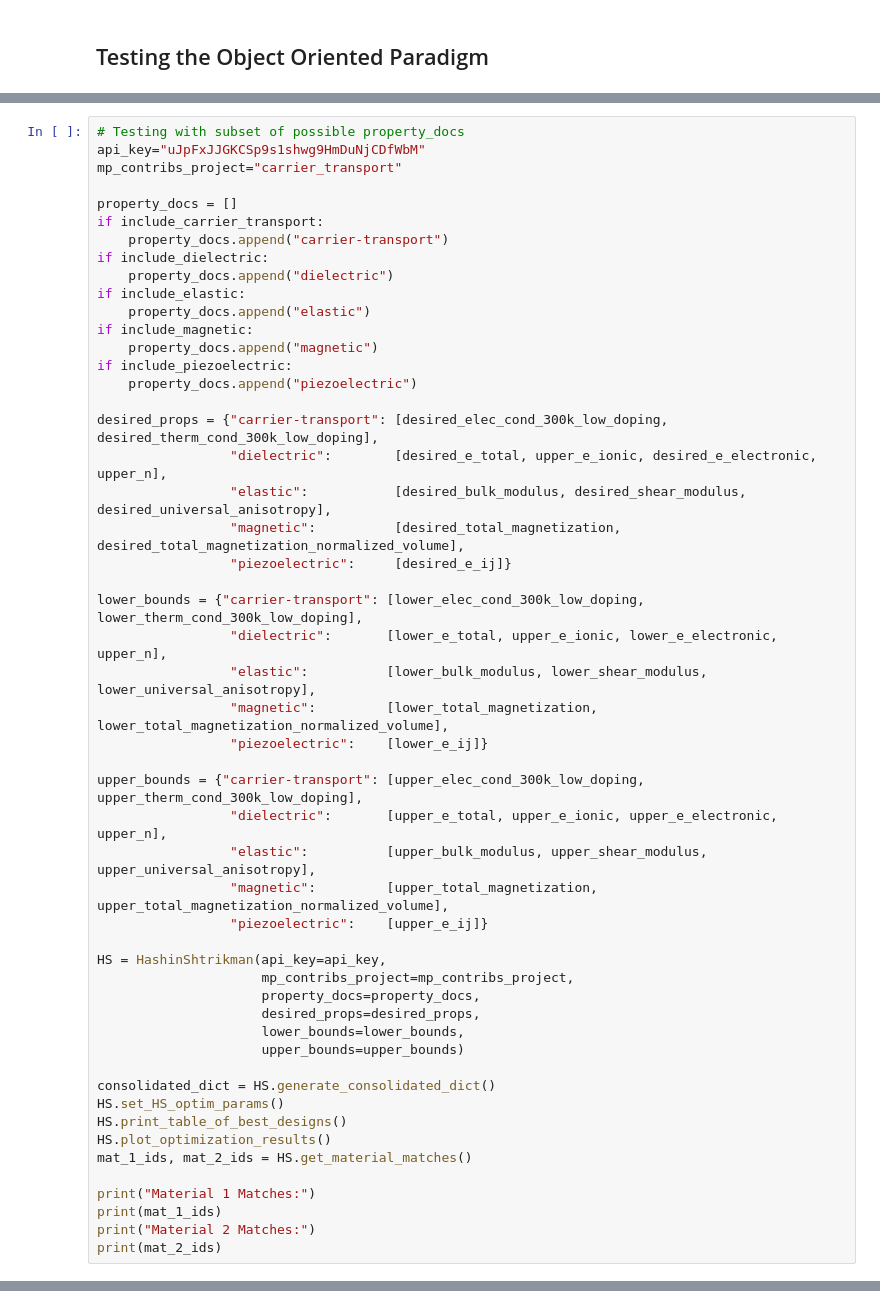
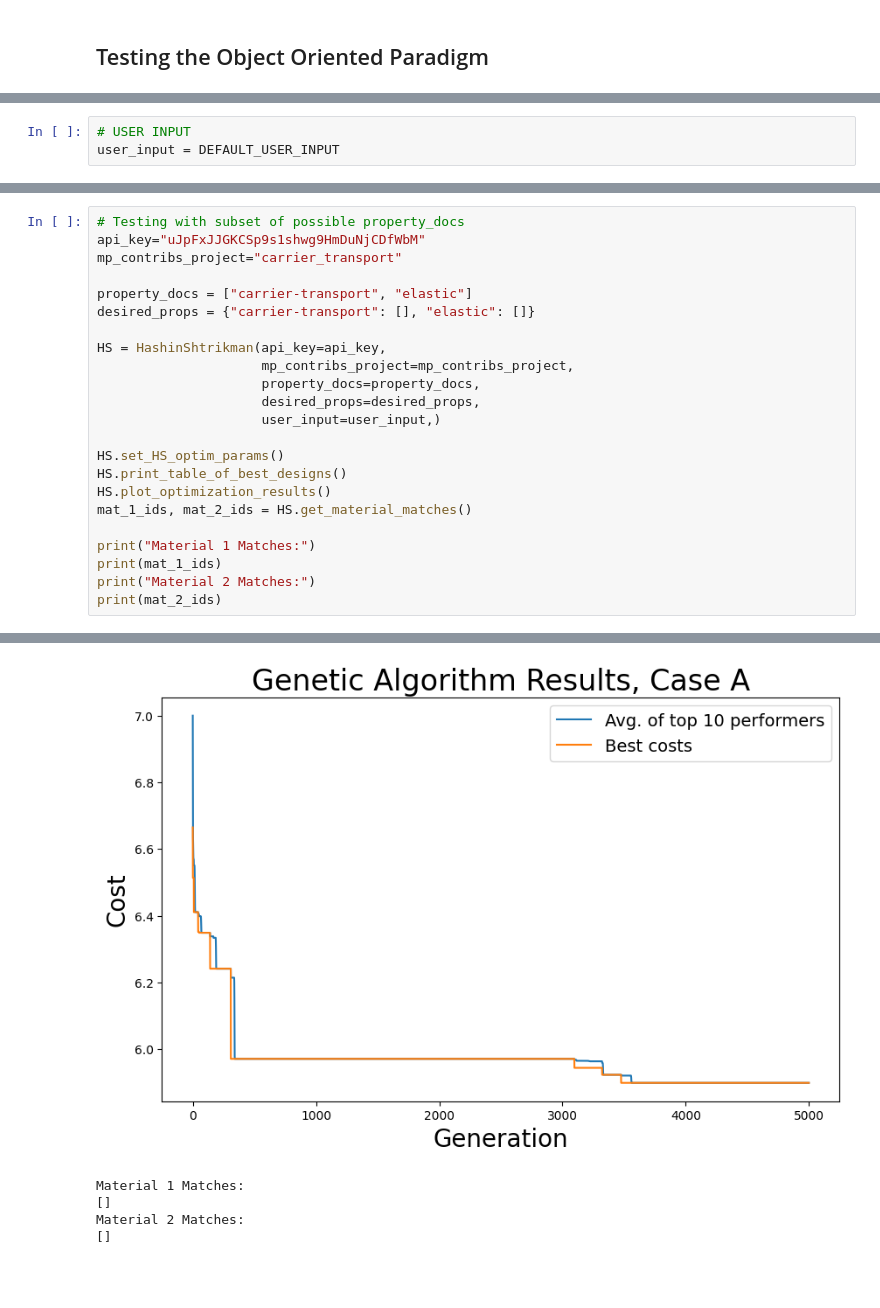
Before and after one commit to carlacupcake/hashin_shtrikman_mp, a Jupyter notebook: oop_test.ipynb, the cells around one changed output, grey strips where cells are left out. Drawn from its saved outputs; the diff is of its cells as text; blank space fills up the shorter version.

```diff
--- a/oop_test.ipynb
+++ b/oop_test.ipynb
@@ -51,0 +10,3 @@ user_input = UserInput(include_carrier_transport = True,
+# %%
+# USER INPUT
+user_input = DEFAULT_USER_INPUT
@@ -86,44 +61,15 @@ Response {
 api_key="uJpFxJJGKCSp9s1shwg9HmDuNjCDfWbM"
 mp_contribs_project="carrier_transport"
 
-property_docs = []
-if include_carrier_transport:
-    property_docs.append("carrier-transport")
-if include_dielectric:
-    property_docs.append("dielectric")
-if include_elastic:
-    property_docs.append("elastic")
-if include_magnetic:
-    property_docs.append("magnetic")
-if include_piezoelectric:
-    property_docs.append("piezoelectric")
-
-desired_props = {"carrier-transport": [desired_elec_cond_300k_low_doping, desired_therm_cond_300k_low_doping],
-                 "dielectric":        [desired_e_total, upper_e_ionic, desired_e_electronic, upper_n],
-                 "elastic":           [desired_bulk_modulus, desired_shear_modulus, desired_universal_anisotropy],
-                 "magnetic":          [desired_total_magnetization, desired_total_magnetization_normalized_volume],
-                 "piezoelectric":     [desired_e_ij]}
-
-lower_bounds = {"carrier-transport": [lower_elec_cond_300k_low_doping, lower_therm_cond_300k_low_doping],
-                 "dielectric":       [lower_e_total, upper_e_ionic, lower_e_electronic, upper_n],
-                 "elastic":          [lower_bulk_modulus, lower_shear_modulus, lower_universal_anisotropy],
-                 "magnetic":         [lower_total_magnetization, lower_total_magnetization_normalized_volume],
-                 "piezoelectric":    [lower_e_ij]}
-
-upper_bounds = {"carrier-transport": [upper_elec_cond_300k_low_doping, upper_therm_cond_300k_low_doping],
-                 "dielectric":       [upper_e_total, upper_e_ionic, upper_e_electronic, upper_n],
-                 "elastic":          [upper_bulk_modulus, upper_shear_modulus, upper_universal_anisotropy],
-                 "magnetic":         [upper_total_magnetization, upper_total_magnetization_normalized_volume],
-                 "piezoelectric":    [upper_e_ij]}
+property_docs = ["carrier-transport", "elastic"]
+desired_props = {"carrier-transport": [], "elastic": []}
 
 HS = HashinShtrikman(api_key=api_key,
                      mp_contribs_project=mp_contribs_project,
                      property_docs=property_docs,
                      desired_props=desired_props,
-                     lower_bounds=lower_bounds,
-                     upper_bounds=upper_bounds)
+                     user_input=user_input,)
 
-consolidated_dict = HS.generate_consolidated_dict()
 HS.set_HS_optim_params()
 HS.print_table_of_best_designs()
 HS.plot_optimization_results()
@@ -133,3 +79,4 @@ print("Material 1 Matches:")
 print(mat_1_ids)
 print("Material 2 Matches:")
 print(mat_2_ids)
+# %% [output]
@@ -135,0 +100,5 @@ print(mat_2_ids)
+[figure, added]
+Material 1 Matches:
+[]
+Material 2 Matches:
+[]
```
Also changed, not shown: parts of 6 cells of this notebook, 8 other files.
